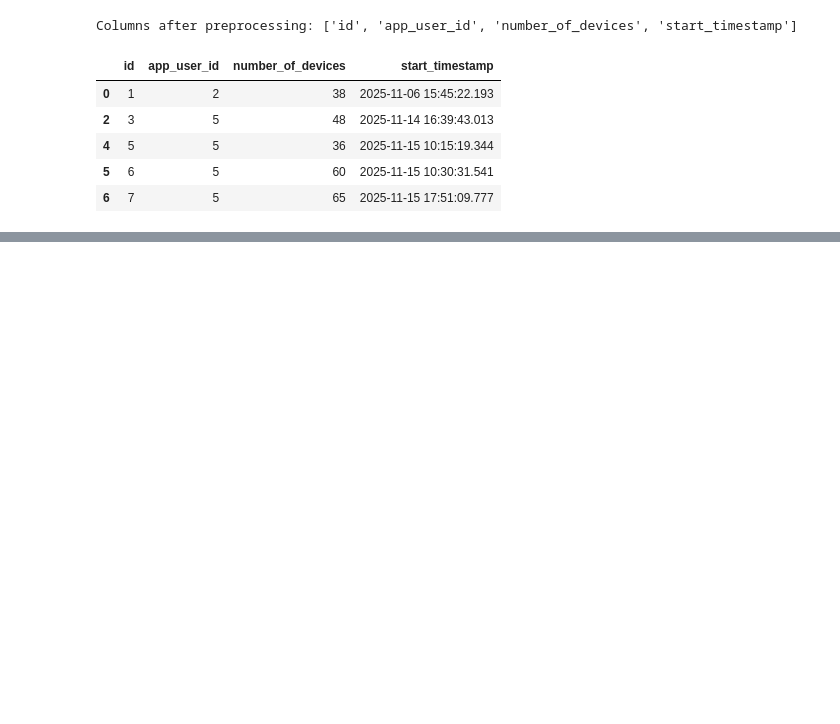
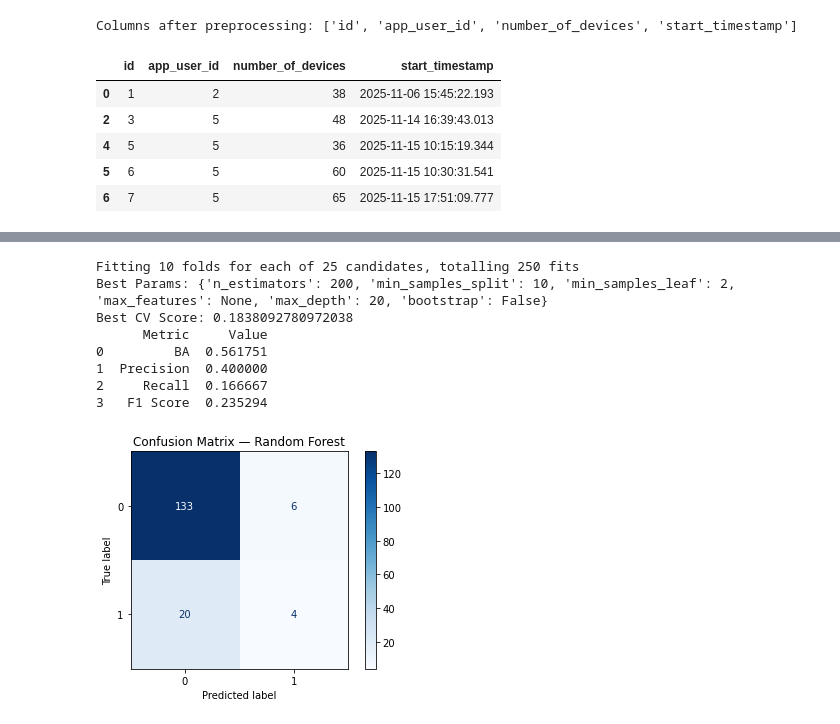
Before and after one commit to hickeykevin/lemurs-modeling, a Jupyter notebook: notebooks/bluetooth_modelling.ipynb, the cells around one changed output, grey strips where cells are left out. Cells and saved outputs as stored; diff of their text form; code cells hidden in the pictures; blank space fills up the shorter version.

```diff
--- a/notebooks/bluetooth_modelling.ipynb
+++ b/notebooks/bluetooth_modelling.ipynb
@@ -293,0 +372,55 @@ plt.show()
+# %%
+# Hyperparameters
+param_dist_rf = {
+    "n_estimators": [100, 200, 300, 500],
+    "max_depth": [None, 5, 10, 20],
+    "min_samples_split": [2, 5, 10],
+    "min_samples_leaf": [1, 2, 4],
+    "max_features": ["sqrt", "log2", None],
+    "bootstrap": [True, False],
+}
+
+
+# Model
+base_model = RandomForestClassifier()
+
+model, search_obj = tune_model(
+    model=base_model,
+    param_dist=param_dist_rf,
+    X_train=X_train,
+    y_train=y_train,
+    scoring="f1"
+)
+
+# Predictions
+y_pred = model.predict(X_test)
+
+# Metrics
+ba   = balanced_accuracy_score(y_test, y_pred)
+prec = precision_score(y_test, y_pred)
+rec  = recall_score(y_test, y_pred)
+f1   = f1_score(y_test, y_pred)
+cm   = confusion_matrix(y_test, y_pred)
+
+results = pd.DataFrame({
+    "Metric": ["BA", "Precision", "Recall", "F1 Score"],
+    "Value":  [ba, prec, rec, f1]
+})
+
+print(results)
+
+# Confusion matrix
+disp = ConfusionMatrixDisplay(confusion_matrix=cm)
+disp.plot(cmap="Blues", values_format='d')
+plt.title("Confusion Matrix — Random Forest")
+plt.show()
+# %% [output]
+Fitting 10 folds for each of 25 candidates, totalling 250 fits
+Best Params: {'n_estimators': 200, 'min_samples_split': 10, 'min_samples_leaf': 2, 'max_features': None, 'max_depth': 20, 'bootstrap': False}
+Best CV Score: 0.1838092780972038
+      Metric     Value
+0         BA  0.561751
+1  Precision  0.400000
+2     Recall  0.166667
+3   F1 Score  0.235294
+[figure, added]
```
Also changed, not shown: parts of 13 cells of this notebook.
